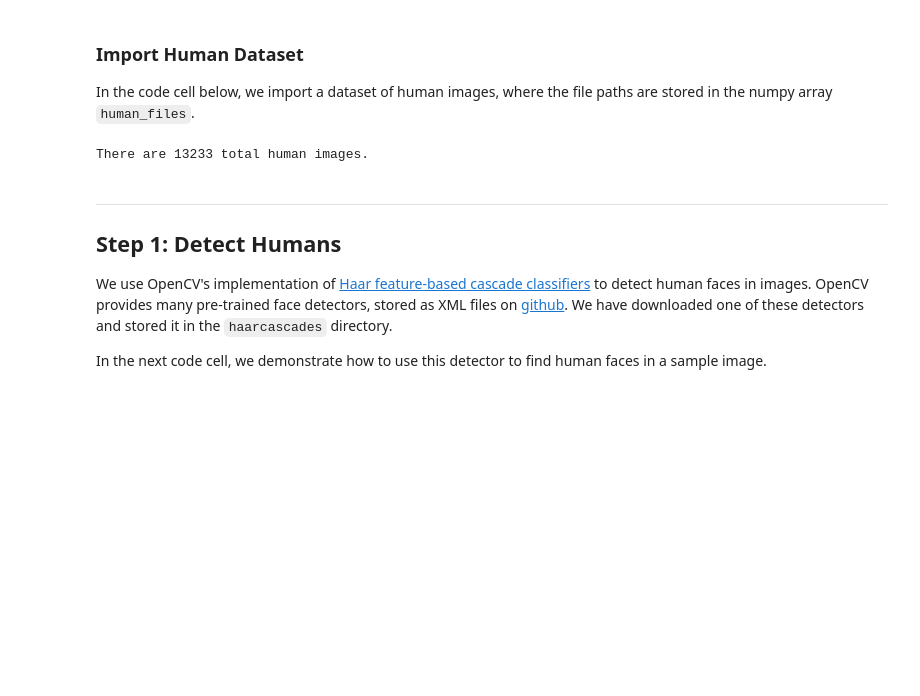
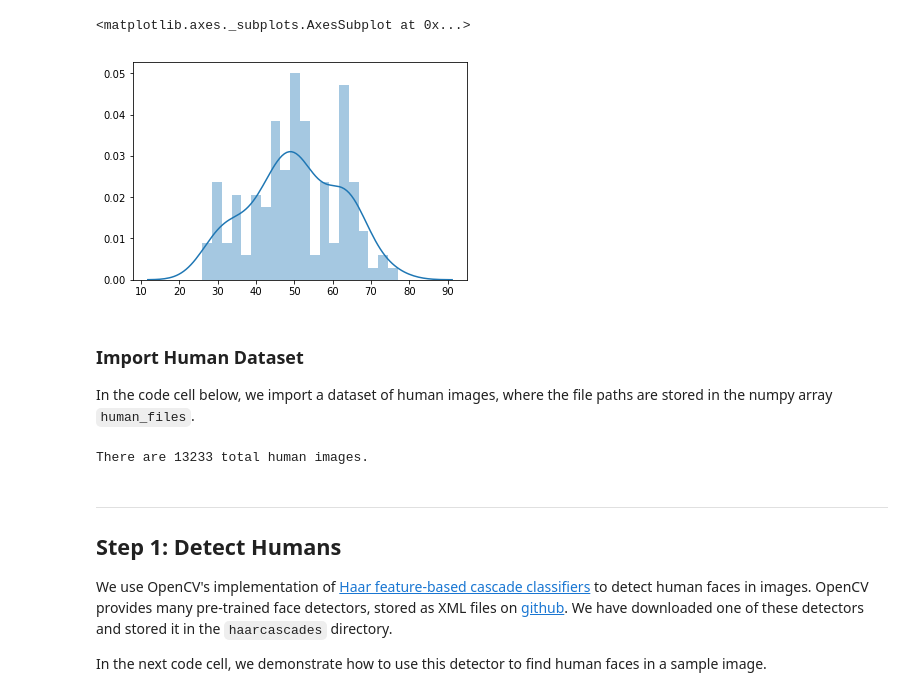
Before and after one commit to kmlee17/dog-project, a Jupyter notebook: dog_app.ipynb, the cells around one changed output. Cells and saved outputs as stored; diff of their text form; code cells hidden in the pictures; blank space fills up the shorter version.

```diff
--- a/dog_app.ipynb
+++ b/dog_app.ipynb
@@ -90,3 +106,14 @@ There are 836 test dog images.
+# %%
+# Visualize distribution of images
+
+import seaborn as sns
+import matplotlib.pyplot as plt
+%matplotlib inline
+
+sns.distplot(train_targets.sum(axis=0), bins=20)
+# %% [output]
+<matplotlib.axes._subplots.AxesSubplot at 0x...>
+[figure, added]
 # %% [markdown]
 ### Import Human Dataset
 
```
Also changed, not shown: parts of 10 cells of this notebook.
